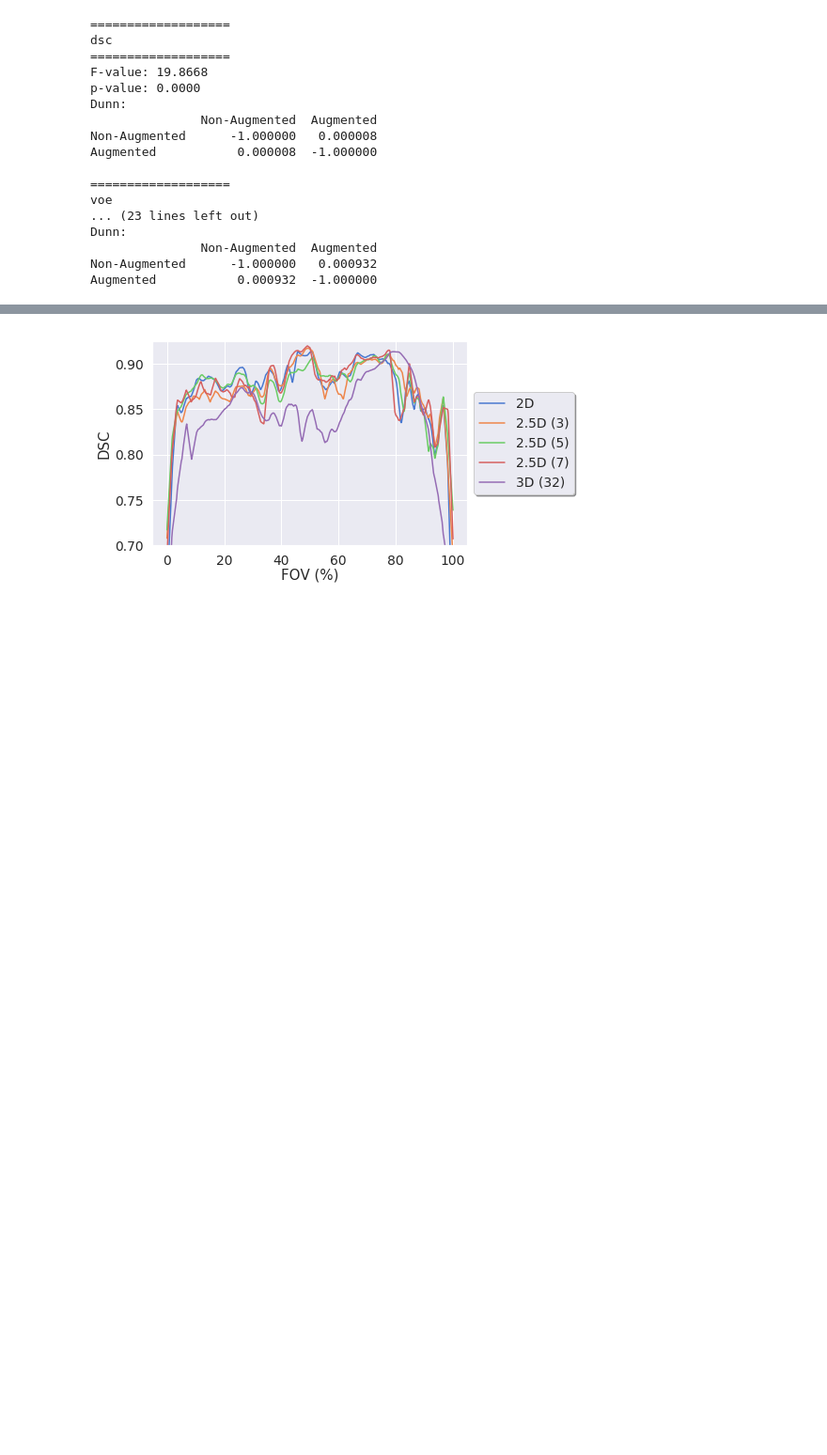
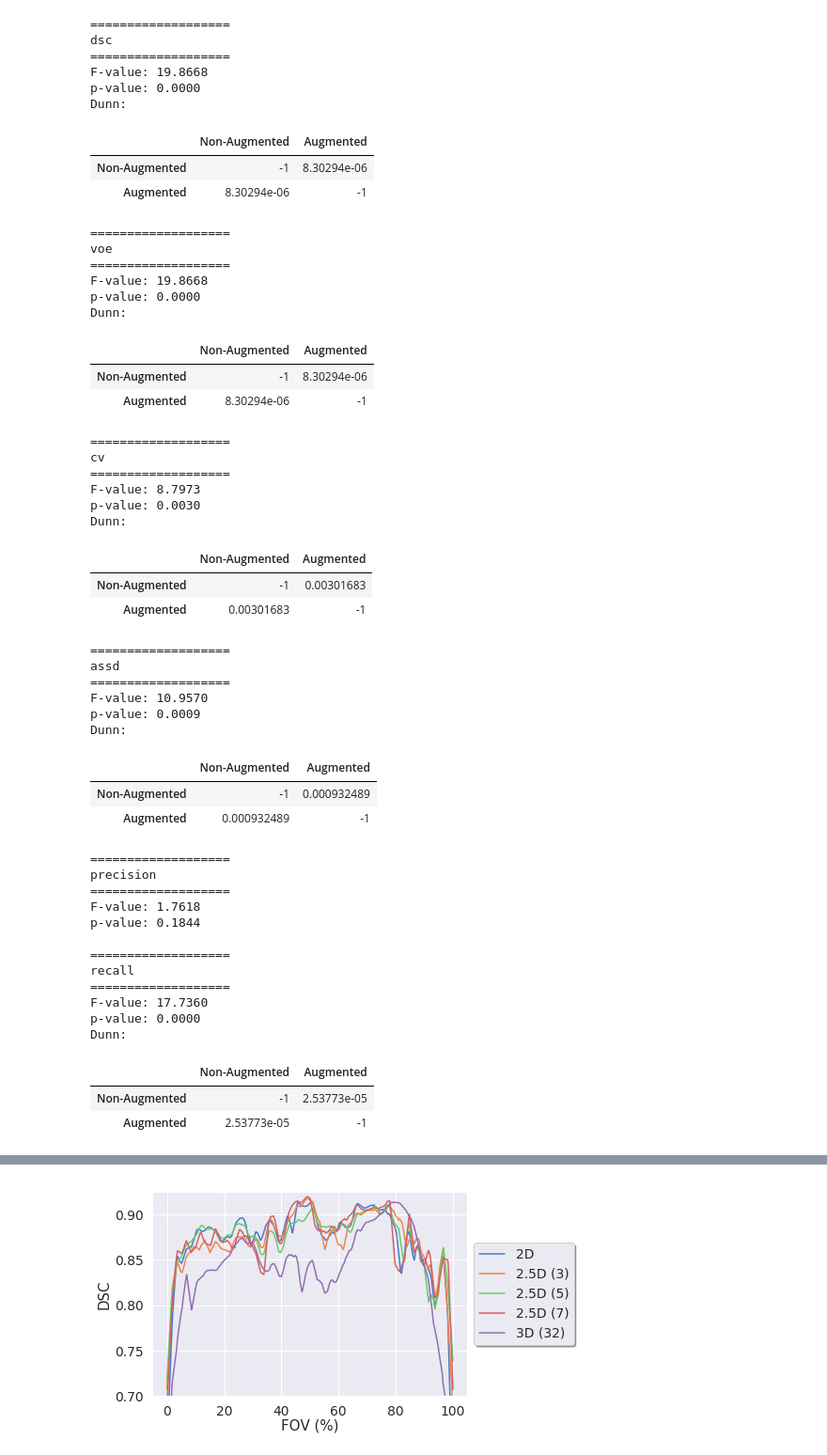
Before and after one commit to ad12/MedSegPy, a Jupyter notebook: analysis/exp_graphs.ipynb, the cells around one changed output, grey strips where cells are left out. Shown at 94% size. Saved outputs shown, nothing was run; the diff lists cells and outputs as text; code cells hidden in the pictures; blank space fills up the shorter version.

```diff
--- a/analysis/exp_graphs.ipynb
+++ b/analysis/exp_graphs.ipynb
@@ -115,32 +179,66 @@ Focal  1.000000e+00  4.741599e-06  1.697636e-01 -1.000000
 # %%
 # Augmentation results
 # Augmentation result paths
 AUGS = {'filename': 'augment',
         'keys': ['Non-Augmented', 'Augmented'],
         'Augmented': AUG_YES, 'Non-Augmented': AUG_NO}
 
 af.graph_slice_exp(AUGS, title='', show_error=False, ylim=[0.70, 0.925])
 
-stats.kruskal_dunn_analysis([AUG_NO, AUG_YES], AUGS['keys'], 'stats-aug')
+stats.kruskal_dunn_analysis([AUG_NO, AUG_YES], AUGS['keys'])
 stats.compare_metrics_v2([AUG_NO, AUG_YES], AUGS['keys'], 'stats-aug')
 # %% [output]
 ===================
 dsc
 ===================
 F-value: 19.8668
 p-value: 0.0000
 Dunn:
-               Non-Augmented  Augmented
-Non-Augmented      -1.000000   0.000008
-Augmented           0.000008  -1.000000
-
-===================
-voe
-... (23 lines left out)
-Dunn:
-               Non-Augmented  Augmented
-Non-Augmented      -1.000000   0.000932
-Augmented           0.000932  -1.000000
+|  | Non-Augmented | Augmented |
+| Non-Augmented | -1 | 8.30294e-06 |
+| Augmented | 8.30294e-06 | -1 |
+===================
+voe
+===================
+F-value: 19.8668
+p-value: 0.0000
+Dunn:
+|  | Non-Augmented | Augmented |
+| Non-Augmented | -1 | 8.30294e-06 |
+| Augmented | 8.30294e-06 | -1 |
+===================
+cv
+===================
+F-value: 8.7973
+p-value: 0.0030
+Dunn:
+|  | Non-Augmented | Augmented |
+| Non-Augmented | -1 | 0.00301683 |
+| Augmented | 0.00301683 | -1 |
+===================
+assd
+===================
+F-value: 10.9570
+p-value: 0.0009
+Dunn:
+|  | Non-Augmented | Augmented |
+| Non-Augmented | -1 | 0.000932489 |
+| Augmented | 0.000932489 | -1 |
+===================
+precision
+===================
+F-value: 1.7618
+p-value: 0.1844
+
+===================
+recall
+===================
+F-value: 17.7360
+p-value: 0.0000
+Dunn:
+|  | Non-Augmented | Augmented |
+| Non-Augmented | -1 | 2.53773e-05 |
+| Augmented | 2.53773e-05 | -1 |
 [figure]
 [figure]
 # %%
```
Also changed, not shown: parts of 3 cells of this notebook, 2 other files.
